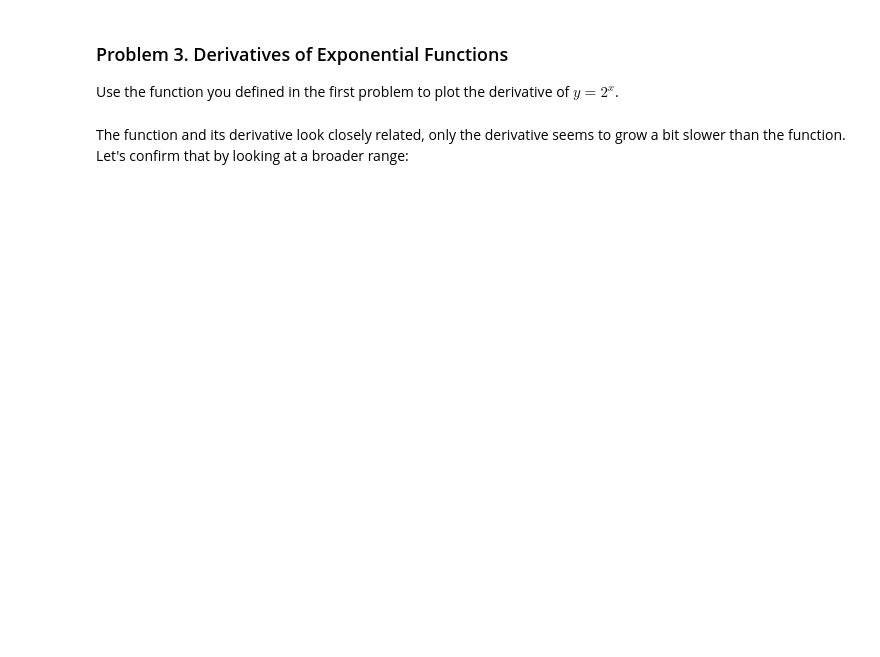
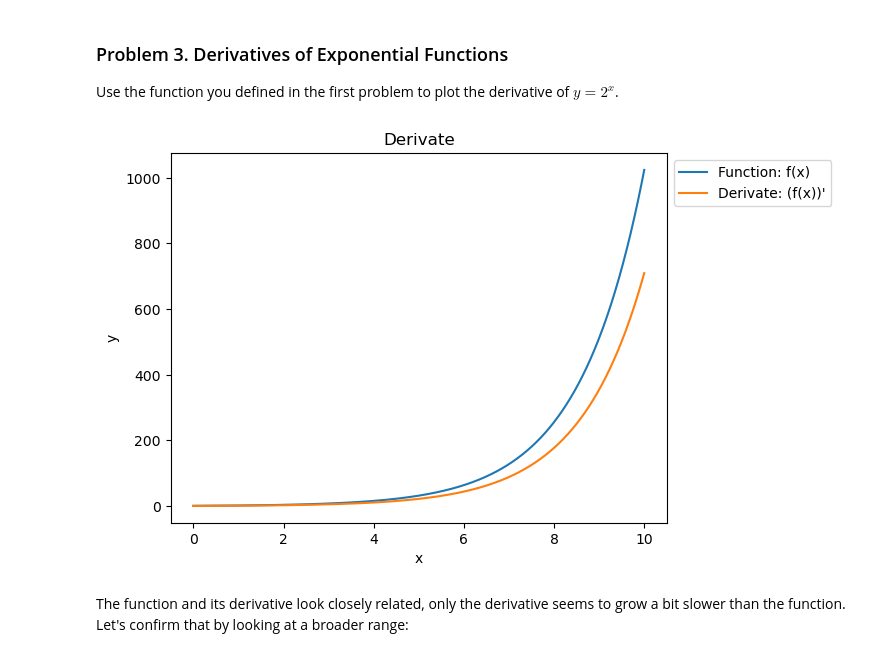
Before and after one commit to vessln/Math_concepts_for_developers, a Jupyter notebook: 4.Calculus-Exercise/Calculus Exercise.ipynb, the cells around one changed output. Drawn from its saved outputs; the diff is of its cells as text; code cells hidden in the pictures; blank space fills up the shorter version.

```diff
--- a/4.Calculus-Exercise/Calculus Exercise.ipynb
+++ b/4.Calculus-Exercise/Calculus Exercise.ipynb
@@ -91,6 +117,7 @@ def plot_derivative_at_point(function, point, derivative = None, min_x = -10, ma
     tangent_line_y = slope * tangent_line_x + intercept
     plt.plot(x, y)
     plt.plot(tangent_line_x, tangent_line_y)
+    plt.scatter(point, vectorized_function(point), c="r")
     plt.show()
 # %%
 plot_derivative_at_point(lambda x: x ** 2, 2)
@@ -167,7 +229,9 @@ for limit in limits:
 ### Problem 3. Derivatives of Exponential Functions
 Use the function you defined in the first problem to plot the derivative of $y = 2^x$.
 # %%
-plot_derivative(lambda x: 2 ** x, min_x = 0, max_x = 10)
+plot_derivative(lambda x: 2 ** x, min_x = 0, max_x = 10, is_equal = False)
+# %% [output]
+[figure, added]
 # %% [markdown]
 The function and its derivative look closely related, only the derivative seems to grow a bit slower than the function. Let's confirm that by looking at a broader range:
 # %%
```
Also changed, not shown: parts of 18 cells of this notebook, 1 other file.
